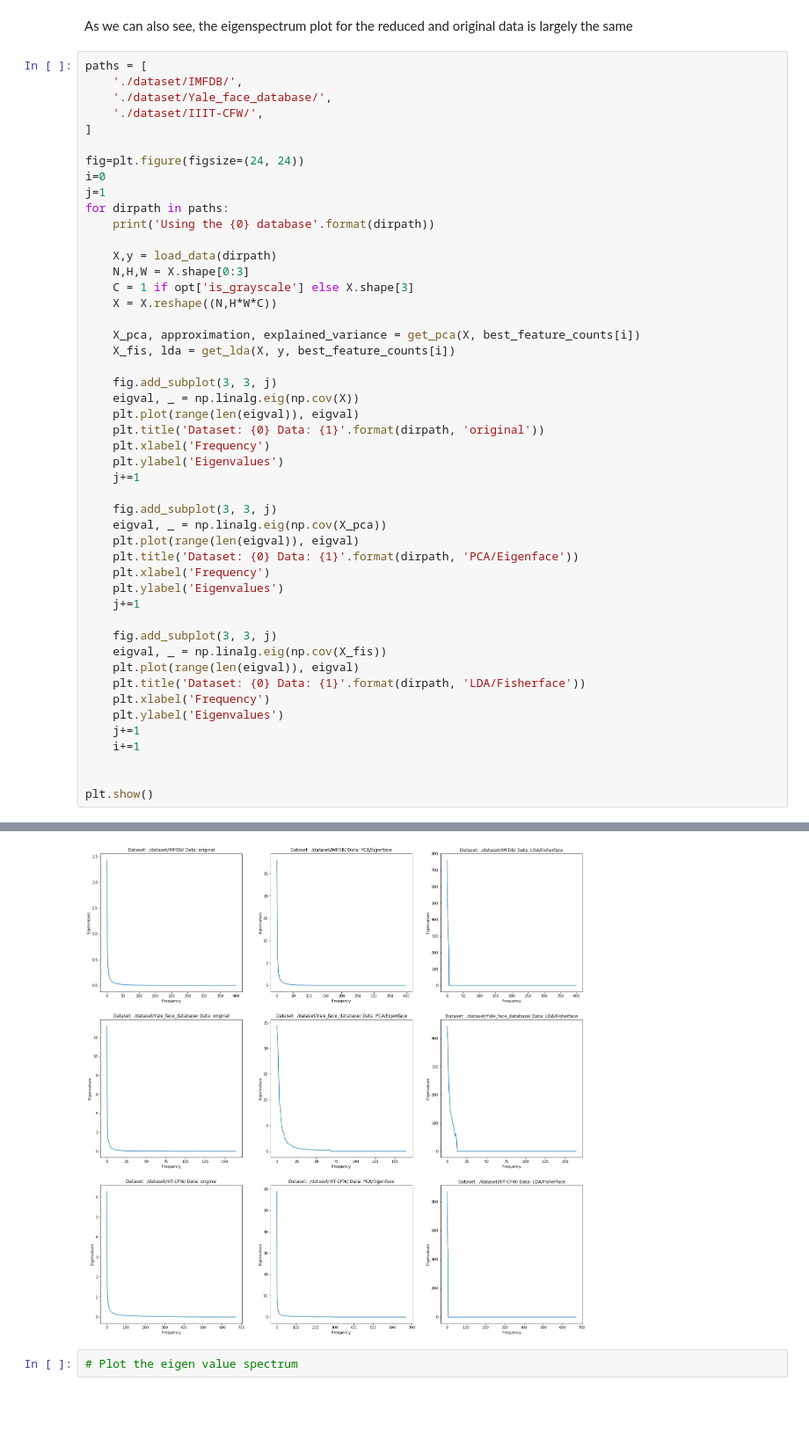
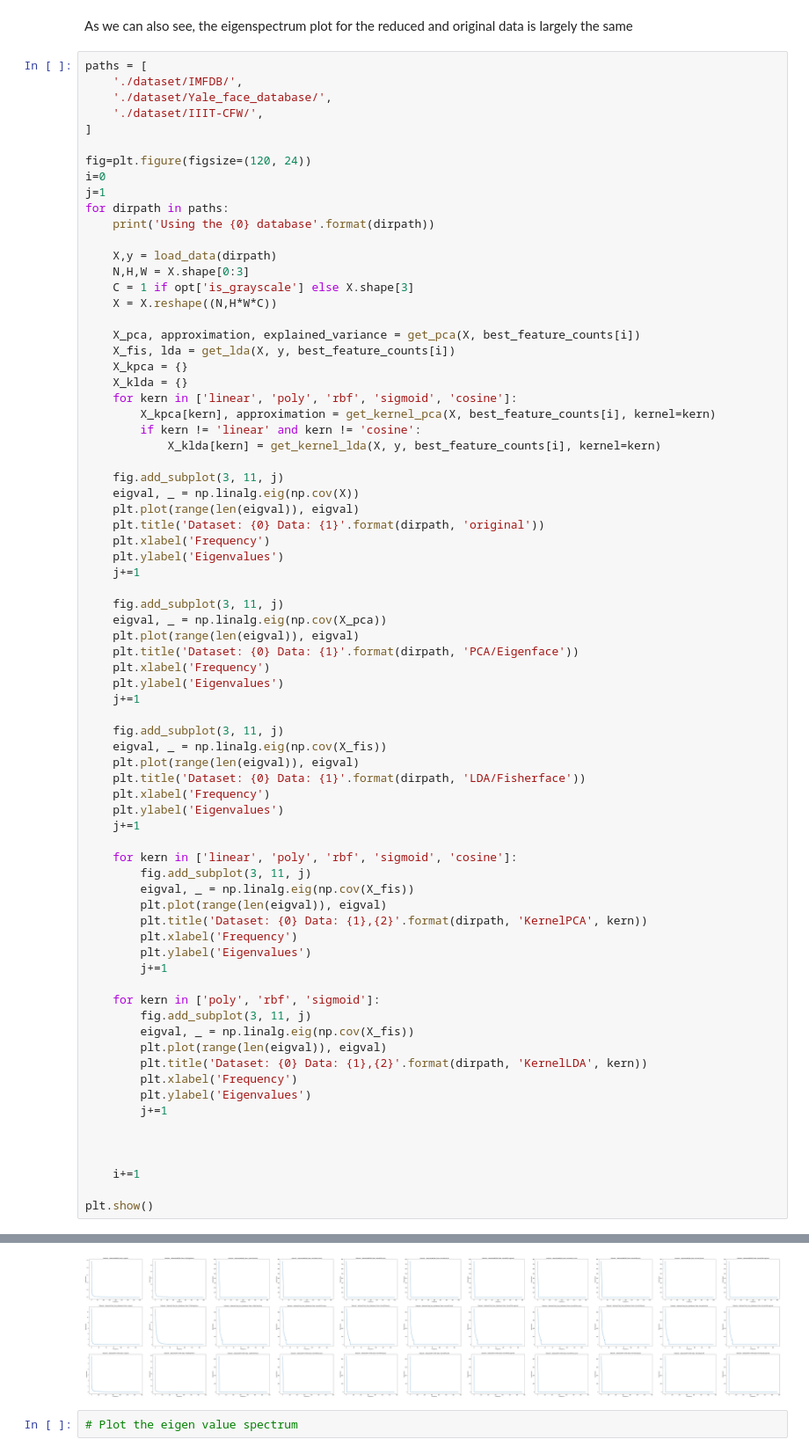
Before and after one commit to zubairabid/SMAI_Assignment2, a Jupyter notebook: 20171076.ipynb, the cells around one changed output, grey strips where cells are left out. Shown: that part at 88% size. Cells and saved outputs as stored; diff of their text form; blank space fills up the shorter version.

Commit message:
2? a lot of the skeleton, if not formatting

```diff
--- a/20171076.ipynb
+++ b/20171076.ipynb
@@ -515,7 +515,7 @@ paths = [
     './dataset/IIIT-CFW/',
 ]
 
-fig=plt.figure(figsize=(24, 24))
+fig=plt.figure(figsize=(120, 24))
 i=0
 j=1
 for dirpath in paths:
@@ -528,8 +528,14 @@ for dirpath in paths:
 
     X_pca, approximation, explained_variance = get_pca(X, best_feature_counts[i])
     X_fis, lda = get_lda(X, y, best_feature_counts[i])
+    X_kpca = {}
+    X_klda = {}
+    for kern in ['linear', 'poly', 'rbf', 'sigmoid', 'cosine']:
+        X_kpca[kern], approximation = get_kernel_pca(X, best_feature_counts[i], kernel=kern)
+        if kern != 'linear' and kern != 'cosine':
+            X_klda[kern] = get_kernel_lda(X, y, best_feature_counts[i], kernel=kern)
 
-    fig.add_subplot(3, 3, j)
+    fig.add_subplot(3, 11, j)
     eigval, _ = np.linalg.eig(np.cov(X))
     plt.plot(range(len(eigval)), eigval)
     plt.title('Dataset: {0} Data: {1}'.format(dirpath, 'original'))
@@ -537,7 +543,7 @@ for dirpath in paths:
     plt.ylabel('Eigenvalues')
     j+=1
 
-    fig.add_subplot(3, 3, j)
+    fig.add_subplot(3, 11, j)
     eigval, _ = np.linalg.eig(np.cov(X_pca))
     plt.plot(range(len(eigval)), eigval)
     plt.title('Dataset: {0} Data: {1}'.format(dirpath, 'PCA/Eigenface'))
@@ -545,16 +551,36 @@ for dirpath in paths:
     plt.ylabel('Eigenvalues')
     j+=1
 
-    fig.add_subplot(3, 3, j)
+    fig.add_subplot(3, 11, j)
     eigval, _ = np.linalg.eig(np.cov(X_fis))
     plt.plot(range(len(eigval)), eigval)
     plt.title('Dataset: {0} Data: {1}'.format(dirpath, 'LDA/Fisherface'))
     plt.xlabel('Frequency')
     plt.ylabel('Eigenvalues')
     j+=1
+
+    for kern in ['linear', 'poly', 'rbf', 'sigmoid', 'cosine']:
+        fig.add_subplot(3, 11, j)
+        eigval, _ = np.linalg.eig(np.cov(X_fis))
+        plt.plot(range(len(eigval)), eigval)
+        plt.title('Dataset: {0} Data: {1},{2}'.format(dirpath, 'KernelPCA', kern))
+        plt.xlabel('Frequency')
+        plt.ylabel('Eigenvalues')
+        j+=1
+
+    for kern in ['poly', 'rbf', 'sigmoid']:
+        fig.add_subplot(3, 11, j)
+        eigval, _ = np.linalg.eig(np.cov(X_fis))
+        plt.plot(range(len(eigval)), eigval)
+        plt.title('Dataset: {0} Data: {1},{2}'.format(dirpath, 'KernelLDA', kern))
+        plt.xlabel('Frequency')
+        plt.ylabel('Eigenvalues')
+        j+=1
+
+
+
     i+=1
 
-
 plt.show()
 # %% [output]
 Using the ./dataset/IMFDB/ database
@@ -565,5 +591,5 @@ Using the ./dataset/IIIT-CFW/ database
 Dataset shape: (672, 32, 32)
-[figure, old version]
+[figure, new version]
 # %%
 # Plot the eigen value spectrum
 # %%
```
Also changed, not shown: parts of 3 cells of this notebook.
